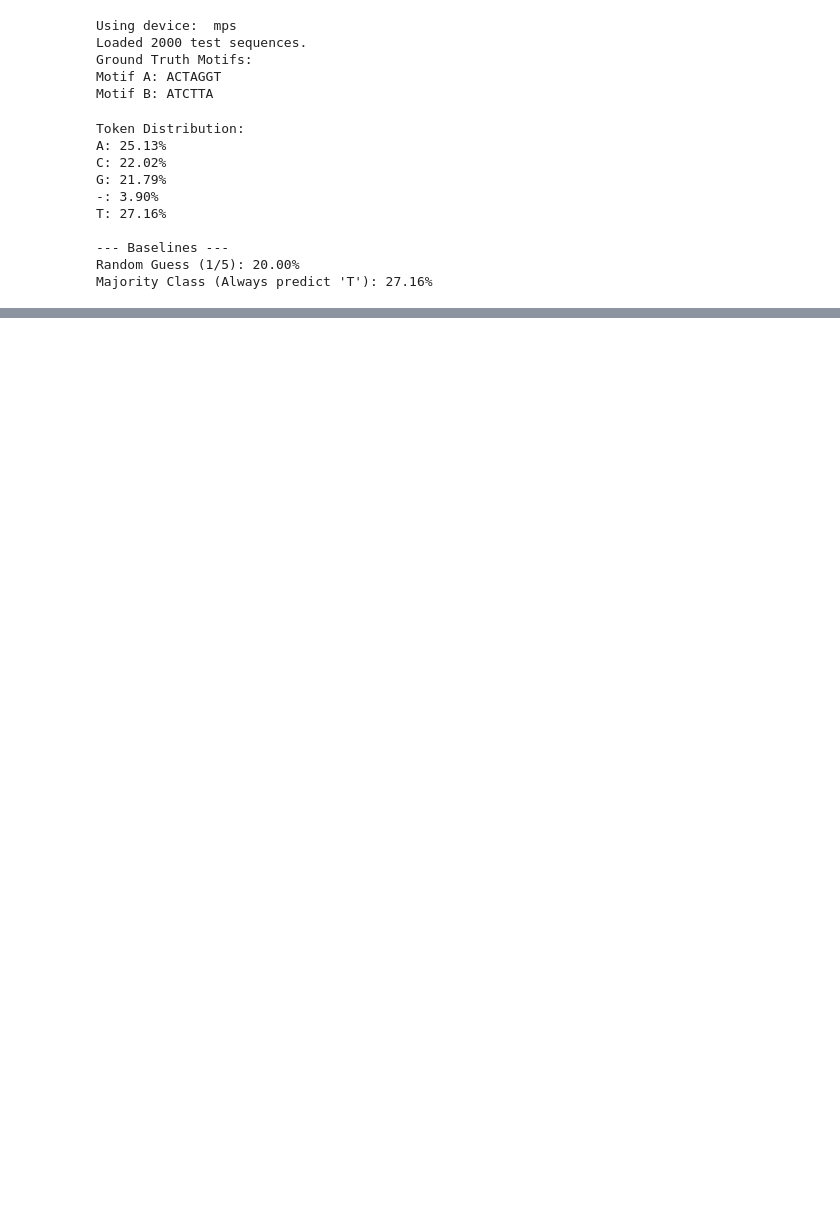
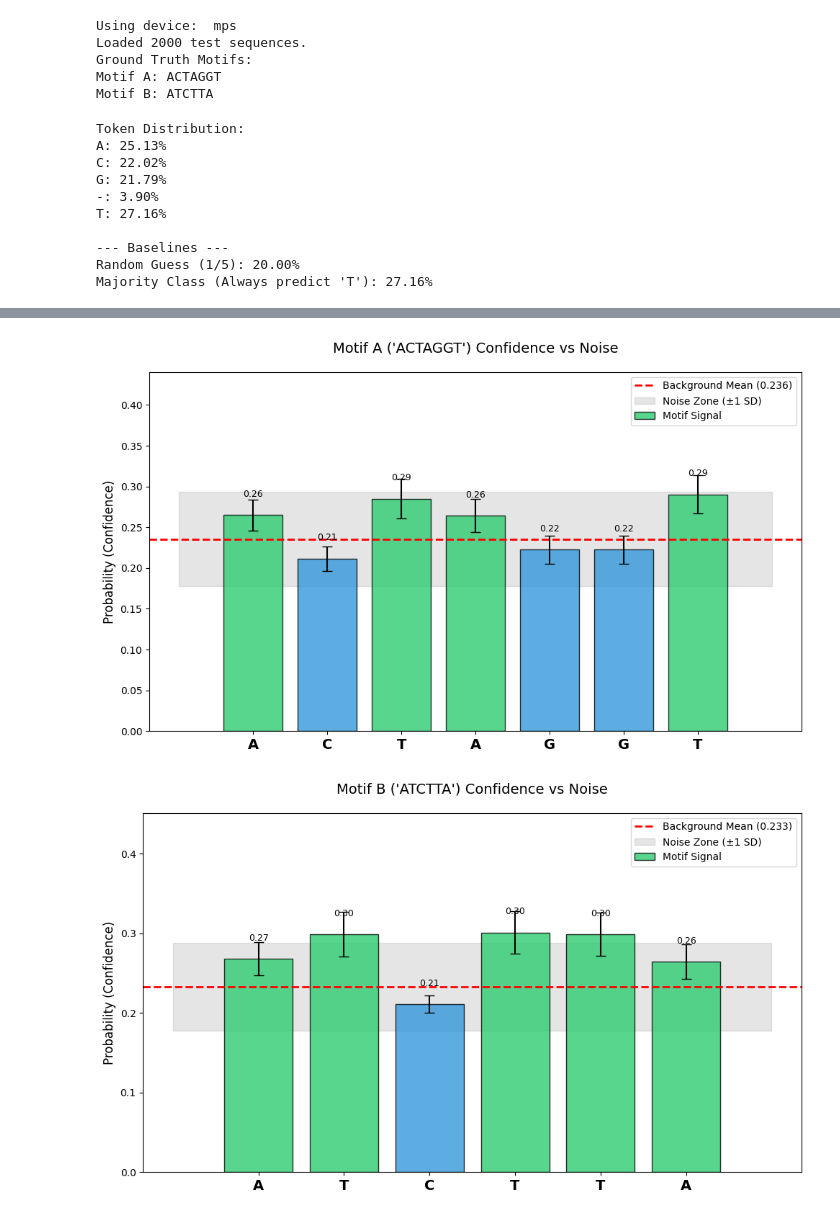
Before and after one commit to LegoCreation/InsDelGLM, a Jupyter notebook: notebooks/first_evaluation.ipynb, the cells around one changed output, grey strips where cells are left out. Drawn from its saved outputs; the diff is of its cells as text; code cells hidden in the pictures; blank space fills up the shorter version.

```diff
--- a/notebooks/first_evaluation.ipynb
+++ b/notebooks/first_evaluation.ipynb
@@ -263,0 +431,48 @@ Running Iterative Masking on 749 samples for ATCTTA...
+# %%
+def plot_significance_with_noise_floor(df_stats, title="Significance Test"):
+    bg_row = df_stats[df_stats['Position'] == "Background (Global)"].iloc[0]
+    bg_mean = bg_row['Avg Probability']
+    bg_std = bg_row['Std Dev']
+
+    motif_df = df_stats[df_stats['Position'] != "Background (Global)"].copy()
+
+    fig, ax = plt.subplots(figsize=(10, 6))
+    x_positions = range(len(motif_df))
+    nucleotides = motif_df['Nucleotide'].tolist()
+    probs = motif_df['Avg Probability'].values
+    stds = motif_df['Std Dev'].values
+
+    # Noise Floor
+    ax.axhline(y=bg_mean, color='red', linestyle='--', linewidth=2, label=f"Background Mean ({bg_mean:.3f})")
+    ax.fill_between([-1, len(motif_df)], bg_mean - bg_std, bg_mean + bg_std, color='grey', alpha=0.2,
+                    label="Noise Zone (±1 SD)")
+
+    # Bars
+    bar_colors = ['#2ecc71' if (p - s) > bg_mean else '#3498db' for p, s in zip(probs, stds)]
+
+    bars = ax.bar(
+        x_positions, probs, yerr=stds, capsize=5,
+        color=bar_colors, alpha=0.8, edgecolor='black', label='Motif Signal'
+    )
+
+    ax.set_title(title, fontsize=14, pad=20)
+    ax.set_ylabel("Probability (Confidence)", fontsize=12)
+    ax.set_xticks(x_positions)
+    ax.set_xticklabels(nucleotides, fontsize=14, fontweight='bold')
+    ax.set_ylim(0, max(probs.max() + 0.15, 0.4))
+    ax.legend(loc='upper right')
+
+    for bar, p in zip(bars, probs):
+        height = bar.get_height()
+        ax.text(bar.get_x() + bar.get_width() / 2., height + 0.02, f'{p:.2f}', ha='center', va='bottom', fontsize=9)
+
+    plt.tight_layout()
+    plt.show()
+
+
+# EXECUTE
+plot_significance_with_noise_floor(df_stats_A, title=f"Motif A ('{MOTIF_A}') Confidence vs Noise")
+plot_significance_with_noise_floor(df_stats_B, title=f"Motif B ('{MOTIF_B}') Confidence vs Noise")
+# %% [output]
+[figure, added]
+[figure, added]
```
Also changed, not shown: parts of 11 cells of this notebook, 4 other files.
